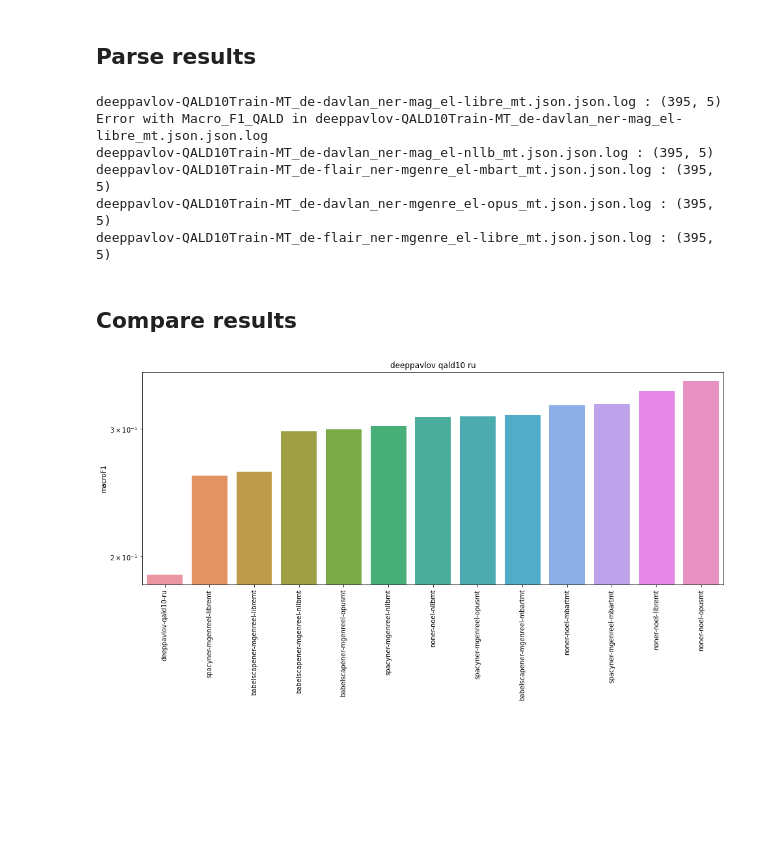
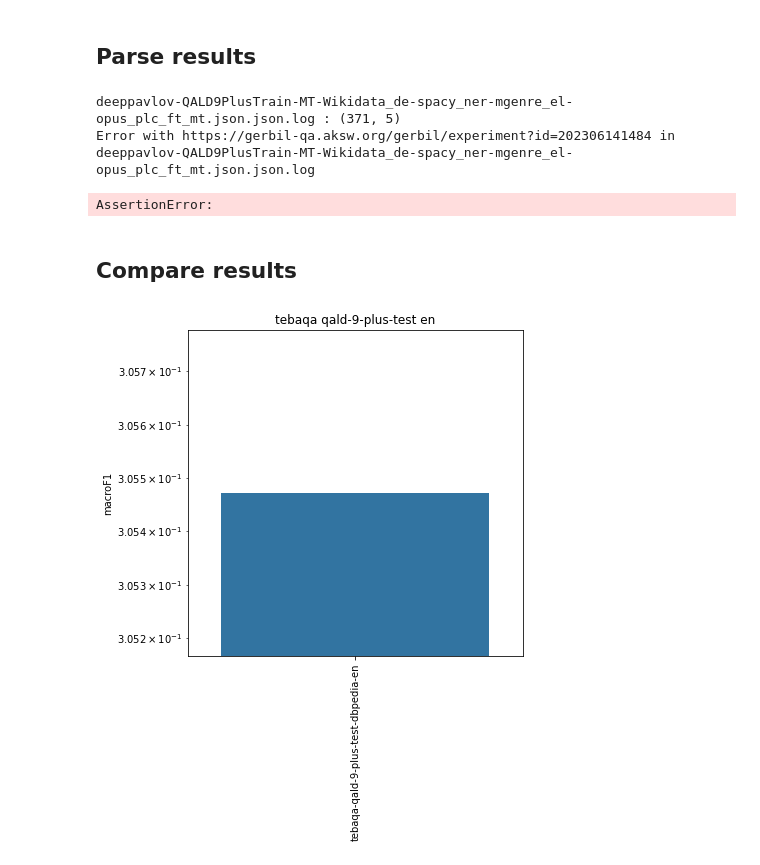
Before and after one commit to dice-group/LFQA, a Jupyter notebook: gerbil/notebooks/transform_to_gerbil_per_question.ipynb, the cells around one changed output. Saved outputs shown, nothing was run; the diff lists cells and outputs as text; code cells hidden in the pictures; blank space fills up the shorter version.

Commit message:
progress with experiments and EDA

```diff
--- a/gerbil/notebooks/transform_to_gerbil_per_question.ipynb
+++ b/gerbil/notebooks/transform_to_gerbil_per_question.ipynb
@@ -137,7 +137,6 @@ for data_file in data_files:
         data = data['questions']
 
     for question in data:
-
         id_ = question["id"]
 
         answers_pred = question["answers_pred"]
@@ -179,7 +178,7 @@ for data_file in data_files:
             if "id" not in df.columns:
                 df.columns = standard_columns
 
-            if id_ in df['id'].values:
+            if str(id_) in df['id'].astype('str').values:
                 print(f"Skipping {id_}")
                 continue
 
@@ -233,37 +238,42 @@ for log_file in log_files:
     id_jsonld = dict()
 
     for i, row in df.iterrows():
-        id_jsonld[row['id']] = Gerbil.get_results(row['experiment_url'])
-
+        error = False
+        try:
+            id_jsonld[row['id']] = Gerbil.get_results(row['experiment_url'])
+        except:
+            print(f"Error with {row['experiment_url']} in {log_file}")
+            error = True
     for metric in metrics:
         try:
-            df[metric] = df['id'].apply(lambda x: float(id_jsonld[x]['@graph'][1][metric]))
+            if not error:
+                df[metric] = df['id'].apply(lambda x: float(id_jsonld[x]['@graph'][1][metric]))
+            else:
+                df[metric] = 0
         except:
             print(f"Error with {metric} in {log_file}")
             continue
 
     df.to_csv(f"{dir_path}{log_file}", sep='\t', index=False)
 # %% [output]
-deeppavlov-QALD10Train-MT_de-davlan_ner-mag_el-libre_mt.json.json.log : (395, 5)
-Error with Macro_F1_QALD in deeppavlov-QALD10Train-MT_de-davlan_ner-mag_el-libre_mt.json.json.log
-deeppavlov-QALD10Train-MT_de-davlan_ner-mag_el-nllb_mt.json.json.log : (395, 5)
-deeppavlov-QALD10Train-MT_de-flair_ner-mgenre_el-mbart_mt.json.json.log : (395, 5)
-deeppavlov-QALD10Train-MT_de-davlan_ner-mgenre_el-opus_mt.json.json.log : (395, 5)
-deeppavlov-QALD10Train-MT_de-flair_ner-mgenre_el-libre_mt.json.json.log : (395, 5)
+deeppavlov-QALD9PlusTrain-MT-Wikidata_de-spacy_ner-mgenre_el-opus_plc_ft_mt.json.json.log : (371, 5)
+Error with https://gerbil-qa.aksw.org/gerbil/experiment?id=202306141484 in deeppavlov-QALD9PlusTrain-MT-Wikidata_de-spacy_ner-mgenre_el-opus_plc_ft_mt.json.json.log
+AssertionError:
 # %% [markdown]
 ## Compare results
 # %%
 system = 'deeppavlov'
-dataset = 'qald10'
-language = 'ru'
+dataset = 'qald-9-plus-test'
+language = 'en'
 
 df_dict = dict()
 
 translated_path = "../translated_data/"
 original_path = "../original_data/"
 log_files = [file for file in os.listdir(translated_path) if ".log" in file and system in file and dataset in file.lower() and f"{language}-" in file.lower()]  + [file for file in os.listdir(original_path) if ".log" in file and system in file and dataset in file.lower() and f"-{language}" in file.lower()]
+original_log_files = [file for file in os.listdir(original_path) if ".log" in file and system in file and dataset in file.lower() and f"-{language}" in file.lower()]
 # %%
-for log_file in log_files:
+for log_file in original_log_files:
     try:
         df = pd.read_csv(f"{translated_path}{log_file}", sep='\t')
 
@@ -285,18 +295,21 @@ df_stats = pd.DataFrame(df_stats)
 # %%
 # create a bar chart where each bar is a system (log file)
 import matplotlib.pyplot as plt
 import seaborn as sns
+import numpy as np
 
 # change figure size
-plt.figure(figsize=(16, 6))
+plt.figure(figsize=(6, 6))
 plt.yscale('log')
 # rotate x-axis labels
 plt.xticks(rotation=90)
+# y ticks from 0 to 1 with 0.1 step
+plt.yticks(np.arange(0, 1, 0.1))
 ax = sns.barplot(data=df_stats.sort_values(by="macroF1"), x="label", y="macroF1")
 # add labels and titles
 ax.set(title=f"{system} {dataset} {language}", xlabel="", ylabel="macroF1")
 
 # show the plot
 plt.show()
 # %% [output]
-[figure, old version]
+[figure, new version]
```
Also changed, not shown: parts of 2 cells of this notebook, 5 other files.
